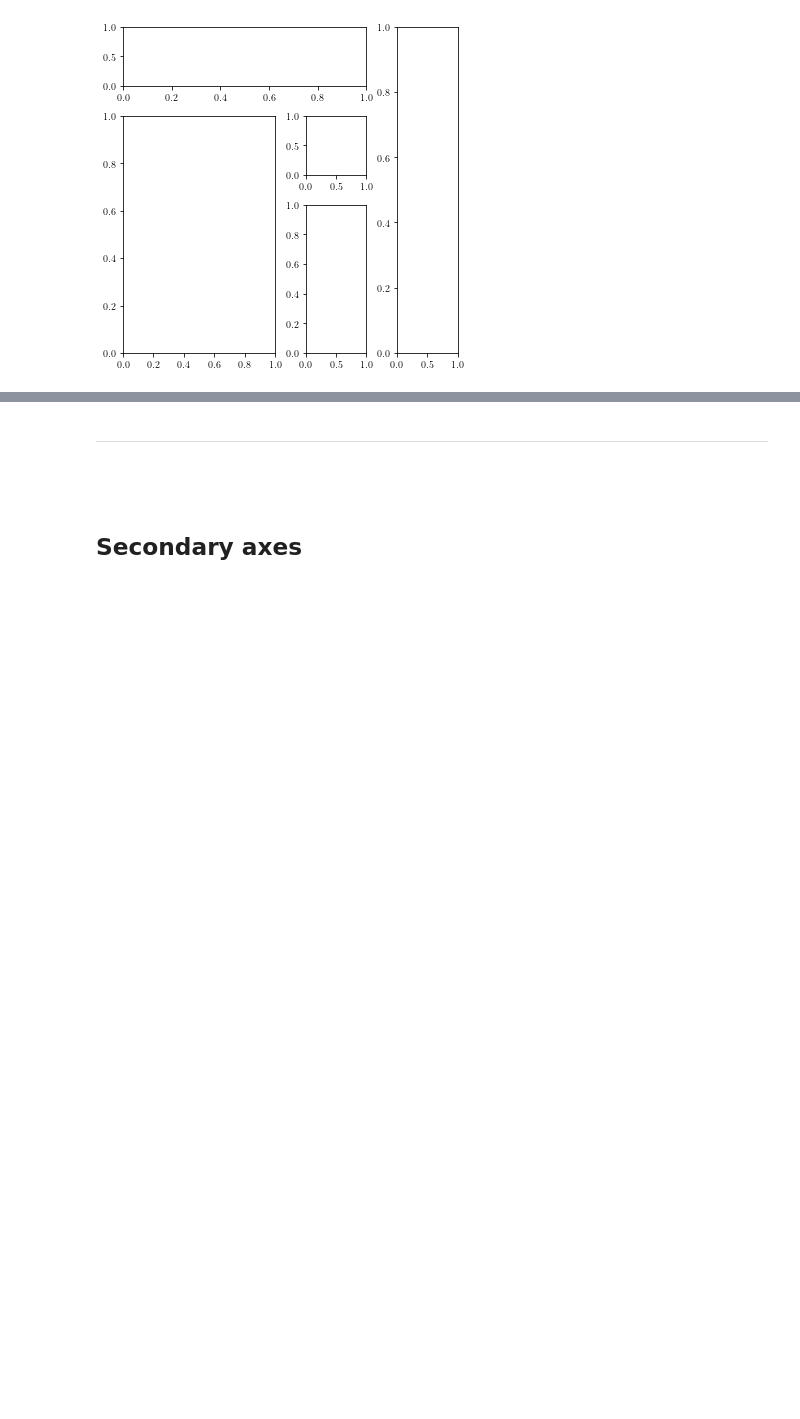
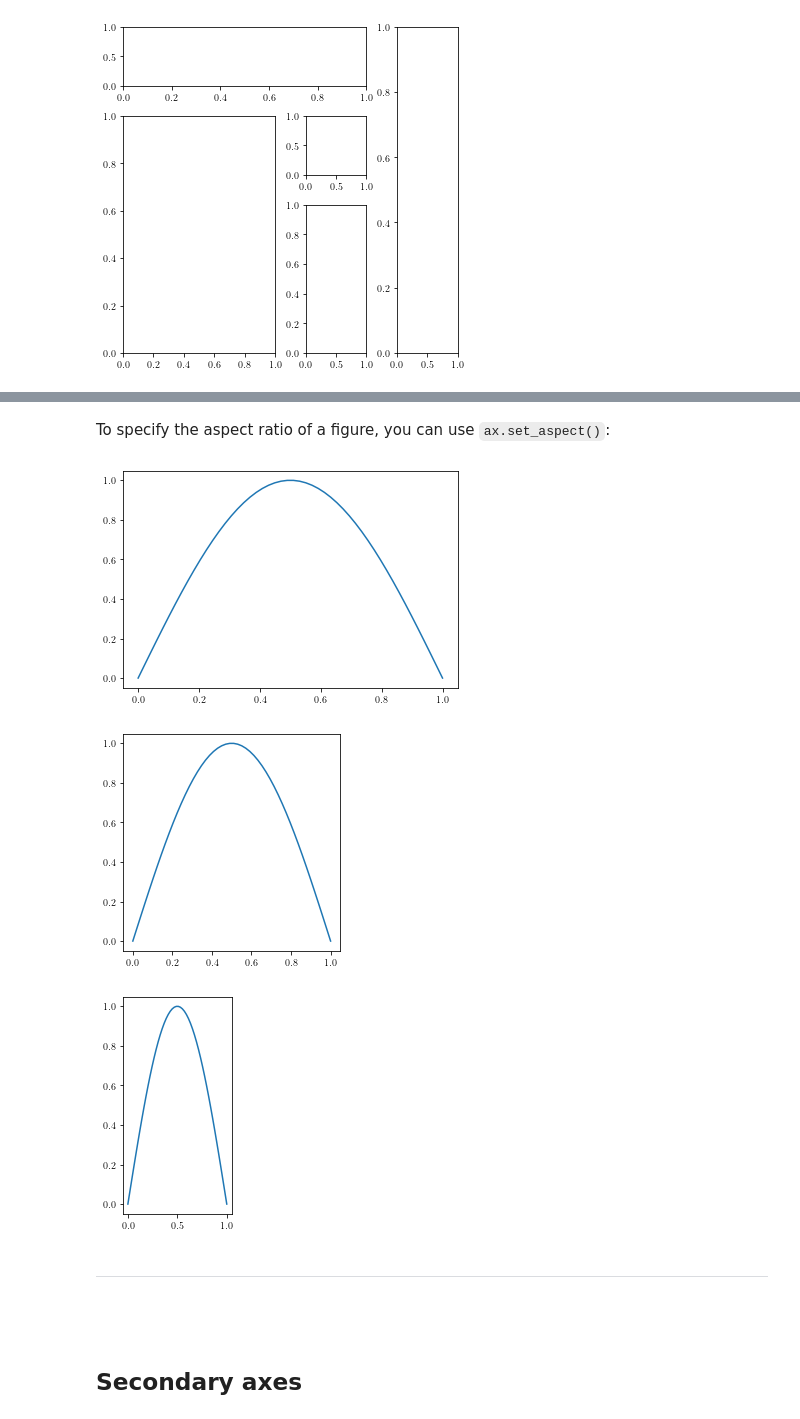
Before and after one commit to AlvaroGI/plt-cheatsheet, a Jupyter notebook: cheatsheet_plt.ipynb, the cells around one changed output, grey strips where cells are left out. Cells and saved outputs as stored; diff of their text form; code cells hidden in the pictures; blank space fills up the shorter version.

Commit message:
added aspect ratio section

```diff
--- a/cheatsheet_plt.ipynb
+++ b/cheatsheet_plt.ipynb
@@ -139,3 +147,30 @@ ax5 = fig.add_subplot(grid[:, 3])
+# %% [markdown]
+To specify the aspect ratio of a figure, you can use `ax.set_aspect()`:
+# %%
+# Data
+x = np.linspace(0,1,50)
+y = np.sin(x*np.pi)
+
+# Figure without specifying aspect ratio
+fig1, ax1 = plt.subplots()
+plt.plot(x,y)
+
+# Figure with equal aspect ratio
+fig2, ax2 = plt.subplots()
+plt.plot(x,y)
+ax2.set_aspect('equal')
+
+# Figure with aspect ratio 2
+fig2, ax2 = plt.subplots()
+plt.plot(x,y)
+ax2.set_aspect(2)
+
+
+plt.show()
+# %% [output]
+[figure, added]
+[figure, added]
+[figure, added]
 # %% [markdown]
 ---
 
```
Also changed, not shown: parts of 2 cells of this notebook.
